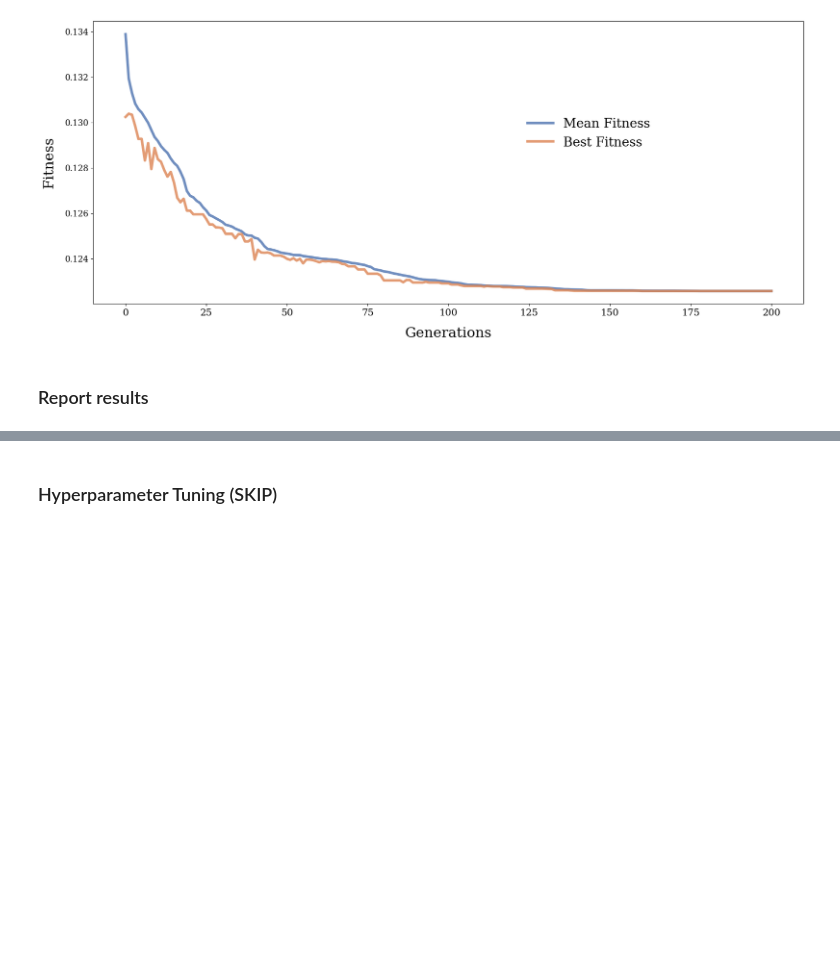
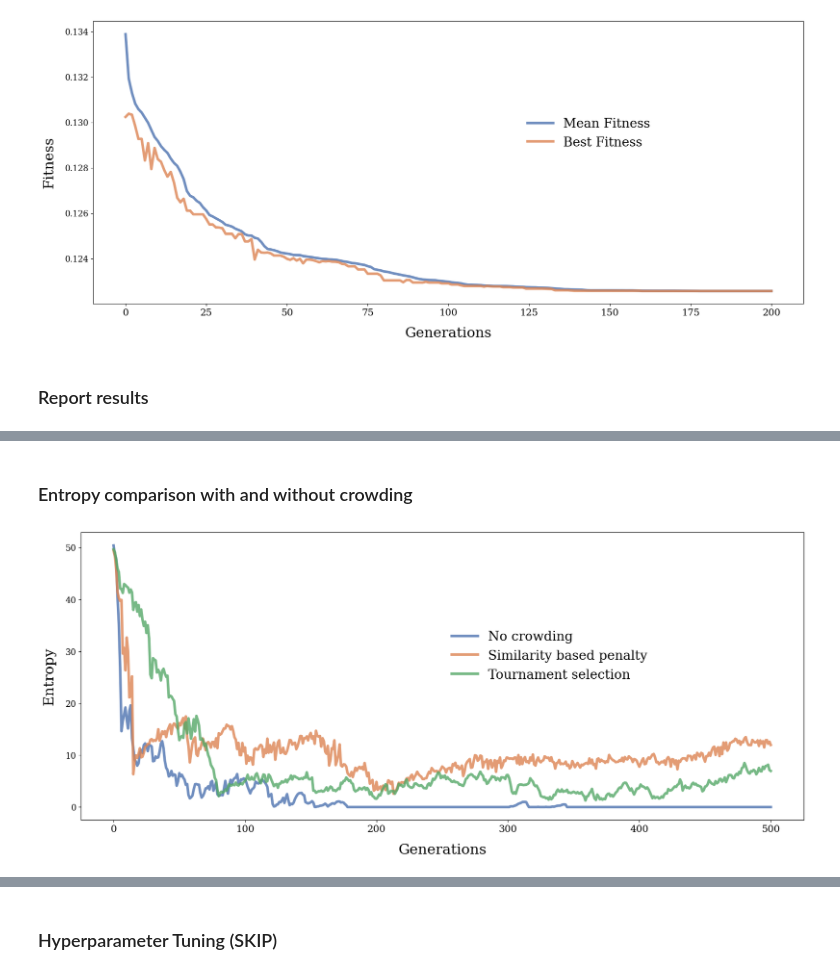
Before and after one commit to olavforland/IT3708, a Jupyter notebook: Project1/demo.ipynb, the cells around one changed output, grey strips where cells are left out. Cells and saved outputs as stored; diff of their text form; code cells hidden in the pictures; blank space fills up the shorter version.

```diff
--- a/Project1/demo.ipynb
+++ b/Project1/demo.ipynb
@@ -79,0 +126,13 @@ print('Fitness of all features: ', reg.get_fitness(np.ones_like(best_features)))
+# %% [markdown]
+### Entropy comparison with and without crowding
+# %%
+
+entropies = {"No crowding": simple_entropy,
+             "Similarity based penalty": sim_crowding_entropy,
+             "Tournament selection": tournament_entropy
+             }
+
+
+plot_entropy(entropies)
+# %% [output]
+[figure, added]
```
Also changed, not shown: parts of 15 cells of this notebook, 3 other files.
